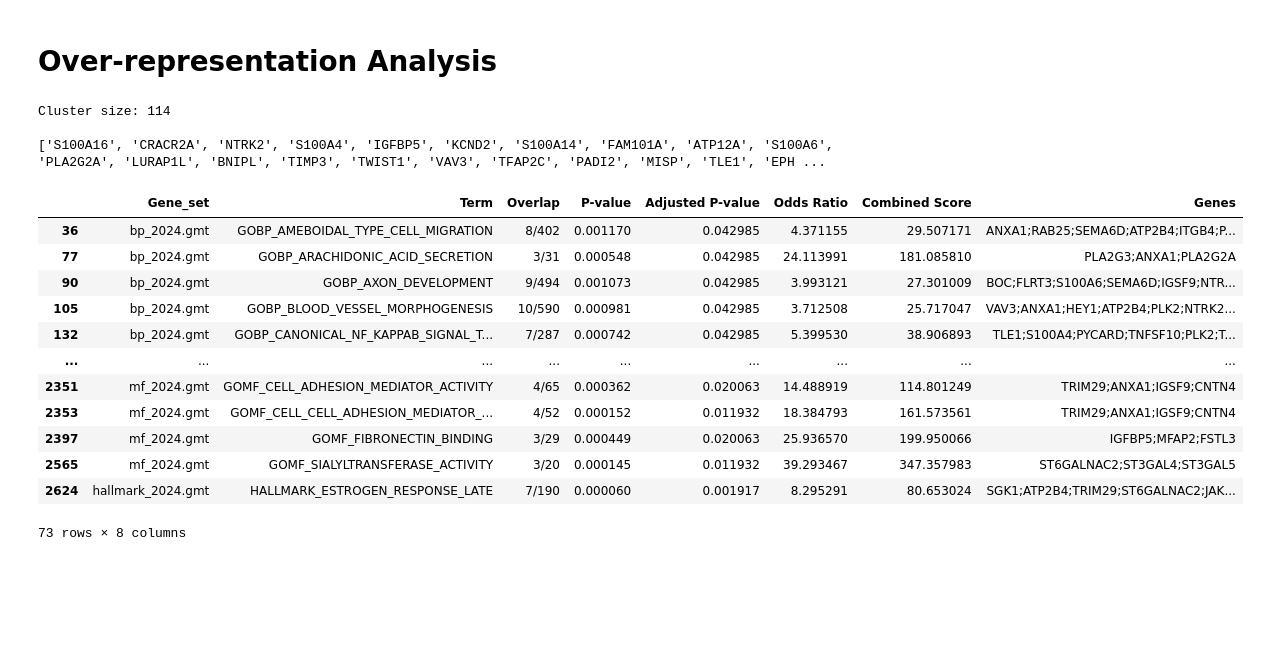
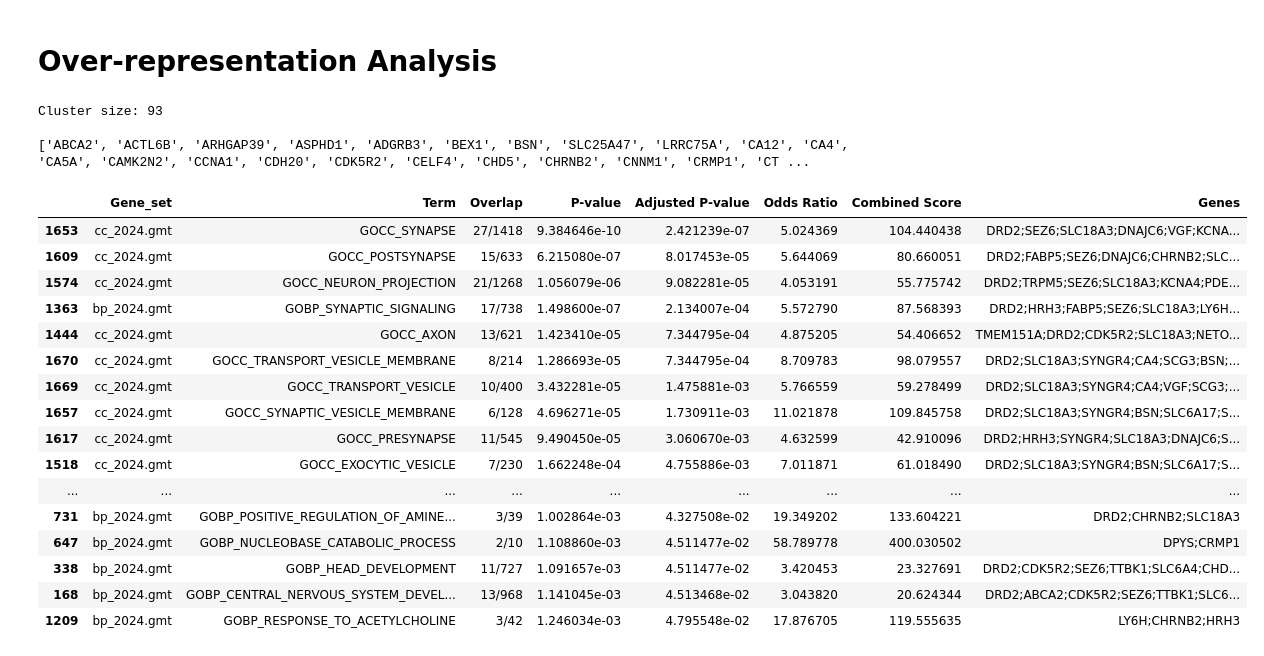
Before and after one commit to nocturnal-design/TCGA_Analysis, a Jupyter notebook: heatmap.ipynb, the cells around one changed output. Cells and saved outputs as stored; diff of their text form; code cells hidden in the pictures; blank space fills up the shorter version.

```diff
--- a/heatmap.ipynb
+++ b/heatmap.ipynb
@@ -8,9 +108,4 @@ import matplotlib.pyplot as plt
 from sklearn.cluster import KMeans
 from scipy.cluster.hierarchy import linkage, dendrogram
 
-expression = pd.read_csv("akt_ar_signaling.csv")
-#expression.set_index("Unnamed: 0")
-expression = expression.set_index(expression["Unnamed: 0"])
-expression = expression.drop("Unnamed: 0", axis = 1)
-expression = expression.dropna(axis = 1)
-print(expression.head())
+expression = combined_df
@@ -25,21 +112,21 @@ CRACR2A      5.60   5.91  5.80  11.01
 # %%
 data = expression
 
-# # List to store WCSS for each number of clusters
-# wcss = []
+# List to store WCSS for each number of clusters
+wcss = []
 
-# # Loop over possible values of k (number of clusters)
-# for num_clusters in range(1, 30):  # You can adjust the range based on your data
-#     kmeans = KMeans(n_clusters=num_clusters, random_state=42, n_init=10)
-#     kmeans.fit(data)
-#     wcss.append(kmeans.inertia_)  # WCSS is stored in inertia_
+# Loop over possible values of k (number of clusters)
+for num_clusters in range(1, 10):  # You can adjust the range based on your data
+    kmeans = KMeans(n_clusters=num_clusters, random_state=42, n_init=10)
+    kmeans.fit(data)
+    wcss.append(kmeans.inertia_)  # WCSS is stored in inertia_
 
-# # Plot the Elbow plot
-# plt.figure(figsize=(8, 6))
-# plt.plot(range(1, 30), wcss, marker='o', linestyle='--')
-# plt.title('Elbow Method for Optimal k')
-# plt.xlabel('Number of Clusters')
-# plt.ylabel('WCSS (Within-Cluster Sum of Squares)')
-# plt.xticks(np.arange(1, 30))
-# plt.grid(True)
-# plt.show()
+# Plot the Elbow plot
+plt.figure(figsize=(8, 6))
+plt.plot(range(1, 10), wcss, marker='o', linestyle='--')
+plt.title('Elbow Method for Optimal k')
+plt.xlabel('Number of Clusters')
+plt.ylabel('WCSS (Within-Cluster Sum of Squares)')
+plt.xticks(np.arange(1, 10))
+plt.grid(True)
+plt.show()
@@ -139,32 +238,38 @@ import gseapy as gp
 # library = gp.get_library(name="GO_Biological_Process_2025", organism="Human")
 # print(library.keys())
 # %%
-cluster = list_of_clusters[1]
+from IPython.display import display, HTML
+
+cluster = list_of_clusters[6]
 print(f"Cluster size: {len(cluster)}")
 print()
 print(cluster)
 
 enr = gp.enrich(gene_list=cluster, # or gene_list=glist
                  gene_sets=["data/bp_2024.gmt", "data/cc_2024.gmt", "data/mf_2024.gmt", "data/hallmark_2024.gmt"], # kegg is a dict object
                  background=data.index.to_list(),
                  outdir=None,
                  verbose=False)
 
-enr.results.loc[enr.results["Adjusted P-value"] < 0.05]
+display(HTML(enr.results.loc[enr.results["Adjusted P-value"] < 0.05].sort_values(by='Adjusted P-value').to_html()))
 # %% [output]
-Cluster size: 114
+Cluster size: 93
 
-['S100A16', 'CRACR2A', 'NTRK2', 'S100A4', 'IGFBP5', 'KCND2', 'S100A14', 'FAM101A', 'ATP12A', 'S100A6', 'PLA2G2A', 'LURAP1L', 'BNIPL', 'TIMP3', 'TWIST1', 'VAV3', 'TFAP2C', 'PADI2', 'MISP', 'TLE1', 'EPH ...
+['ABCA2', 'ACTL6B', 'ARHGAP39', 'ASPHD1', 'ADGRB3', 'BEX1', 'BSN', 'SLC25A47', 'LRRC75A', 'CA12', 'CA4', 'CA5A', 'CAMK2N2', 'CCNA1', 'CDH20', 'CDK5R2', 'CELF4', 'CHD5', 'CHRNB2', 'CNNM1', 'CRMP1', 'CT ...
 |  | Gene_set | Term | Overlap | P-value | Adjusted P-value | Odds Ratio | Combined Score | Genes |
-| 36 | bp_2024.gmt | GOBP_AMEBOIDAL_TYPE_CELL_MIGRATION | 8/402 | 0.001170 | 0.042985 | 4.371155 | 29.507171 | ANXA1;RAB25;SEMA6D;ATP2B4;ITGB4;P... |
-| 77 | bp_2024.gmt | GOBP_ARACHIDONIC_ACID_SECRETION | 3/31 | 0.000548 | 0.042985 | 24.113991 | 181.085810 | PLA2G3;ANXA1;PLA2G2A |
-| 90 | bp_2024.gmt | GOBP_AXON_DEVELOPMENT | 9/494 | 0.001073 | 0.042985 | 3.993121 | 27.301009 | BOC;FLRT3;S100A6;SEMA6D;IGSF9;NTR... |
-| 105 | bp_2024.gmt | GOBP_BLOOD_VESSEL_MORPHOGENESIS | 10/590 | 0.000981 | 0.042985 | 3.712508 | 25.717047 | VAV3;ANXA1;HEY1;ATP2B4;PLK2;NTRK2... |
-| 132 | bp_2024.gmt | GOBP_CANONICAL_NF_KAPPAB_SIGNAL_T... | 7/287 | 0.000742 | 0.042985 | 5.399530 | 38.906893 | TLE1;S100A4;PYCARD;TNFSF10;PLK2;T... |
+| 1653 | cc_2024.gmt | GOCC_SYNAPSE | 27/1418 | 9.384646e-10 | 2.421239e-07 | 5.024369 | 104.440438 | DRD2;SEZ6;SLC18A3;DNAJC6;VGF;KCNA... |
+| 1609 | cc_2024.gmt | GOCC_POSTSYNAPSE | 15/633 | 6.215080e-07 | 8.017453e-05 | 5.644069 | 80.660051 | DRD2;FABP5;SEZ6;DNAJC6;CHRNB2;SLC... |
+| 1574 | cc_2024.gmt | GOCC_NEURON_PROJECTION | 21/1268 | 1.056079e-06 | 9.082281e-05 | 4.053191 | 55.775742 | DRD2;TRPM5;SEZ6;SLC18A3;KCNA4;PDE... |
+| 1363 | bp_2024.gmt | GOBP_SYNAPTIC_SIGNALING | 17/738 | 1.498600e-07 | 2.134007e-04 | 5.572790 | 87.568393 | DRD2;HRH3;FABP5;SEZ6;SLC18A3;LY6H... |
+| 1444 | cc_2024.gmt | GOCC_AXON | 13/621 | 1.423410e-05 | 7.344795e-04 | 4.875205 | 54.406652 | TMEM151A;DRD2;CDK5R2;SLC18A3;NETO... |
+| 1670 | cc_2024.gmt | GOCC_TRANSPORT_VESICLE_MEMBRANE | 8/214 | 1.286693e-05 | 7.344795e-04 | 8.709783 | 98.079557 | DRD2;SLC18A3;SYNGR4;CA4;SCG3;BSN;... |
+| 1669 | cc_2024.gmt | GOCC_TRANSPORT_VESICLE | 10/400 | 3.432281e-05 | 1.475881e-03 | 5.766559 | 59.278499 | DRD2;SLC18A3;SYNGR4;CA4;VGF;SCG3;... |
+| 1657 | cc_2024.gmt | GOCC_SYNAPTIC_VESICLE_MEMBRANE | 6/128 | 4.696271e-05 | 1.730911e-03 | 11.021878 | 109.845758 | DRD2;SLC18A3;SYNGR4;BSN;SLC6A17;S... |
+| 1617 | cc_2024.gmt | GOCC_PRESYNAPSE | 11/545 | 9.490450e-05 | 3.060670e-03 | 4.632599 | 42.910096 | DRD2;HRH3;SYNGR4;SLC18A3;DNAJC6;S... |
+| 1518 | cc_2024.gmt | GOCC_EXOCYTIC_VESICLE | 7/230 | 1.662248e-04 | 4.755886e-03 | 7.011871 | 61.018490 | DRD2;SLC18A3;SYNGR4;BSN;SLC6A17;S... |
 | ... | ... | ... | ... | ... | ... | ... | ... | ... |
-| 2351 | mf_2024.gmt | GOMF_CELL_ADHESION_MEDIATOR_ACTIVITY | 4/65 | 0.000362 | 0.020063 | 14.488919 | 114.801249 | TRIM29;ANXA1;IGSF9;CNTN4 |
-| 2353 | mf_2024.gmt | GOMF_CELL_CELL_ADHESION_MEDIATOR_... | 4/52 | 0.000152 | 0.011932 | 18.384793 | 161.573561 | TRIM29;ANXA1;IGSF9;CNTN4 |
-| 2397 | mf_2024.gmt | GOMF_FIBRONECTIN_BINDING | 3/29 | 0.000449 | 0.020063 | 25.936570 | 199.950066 | IGFBP5;MFAP2;FSTL3 |
-| 2565 | mf_2024.gmt | GOMF_SIALYLTRANSFERASE_ACTIVITY | 3/20 | 0.000145 | 0.011932 | 39.293467 | 347.357983 | ST6GALNAC2;ST3GAL4;ST3GAL5 |
-| 2624 | hallmark_2024.gmt | HALLMARK_ESTROGEN_RESPONSE_LATE | 7/190 | 0.000060 | 0.001917 | 8.295291 | 80.653024 | SGK1;ATP2B4;TRIM29;ST6GALNAC2;JAK... |
+| 731 | bp_2024.gmt | GOBP_POSITIVE_REGULATION_OF_AMINE... | 3/39 | 1.002864e-03 | 4.327508e-02 | 19.349202 | 133.604221 | DRD2;CHRNB2;SLC18A3 |
+| 647 | bp_2024.gmt | GOBP_NUCLEOBASE_CATABOLIC_PROCESS | 2/10 | 1.108860e-03 | 4.511477e-02 | 58.789778 | 400.030502 | DPYS;CRMP1 |
+| 338 | bp_2024.gmt | GOBP_HEAD_DEVELOPMENT | 11/727 | 1.091657e-03 | 4.511477e-02 | 3.420453 | 23.327691 | DRD2;CDK5R2;SEZ6;TTBK1;SLC6A4;CHD... |
+| 168 | bp_2024.gmt | GOBP_CENTRAL_NERVOUS_SYSTEM_DEVEL... | 13/968 | 1.141045e-03 | 4.513468e-02 | 3.043820 | 20.624344 | DRD2;ABCA2;CDK5R2;SEZ6;TTBK1;SLC6... |
+| 1209 | bp_2024.gmt | GOBP_RESPONSE_TO_ACETYLCHOLINE | 3/42 | 1.246034e-03 | 4.795548e-02 | 17.876705 | 119.555635 | LY6H;CHRNB2;HRH3 |
-73 rows × 8 columns
```
Also changed, not shown: parts of 10 cells of this notebook, 4 other files.
